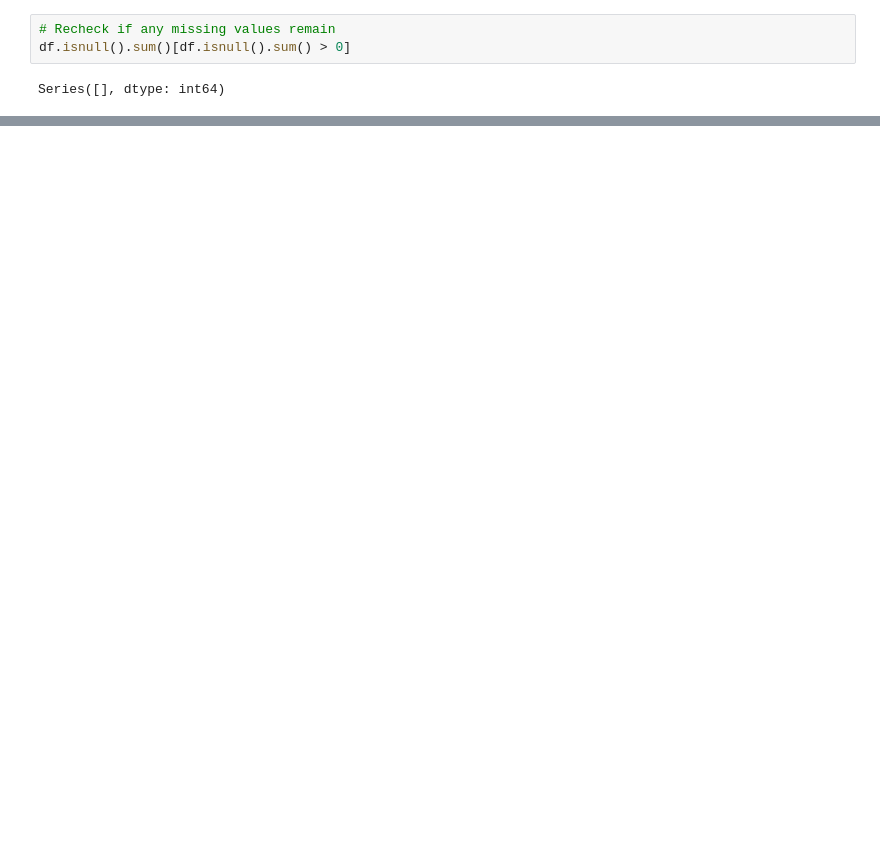
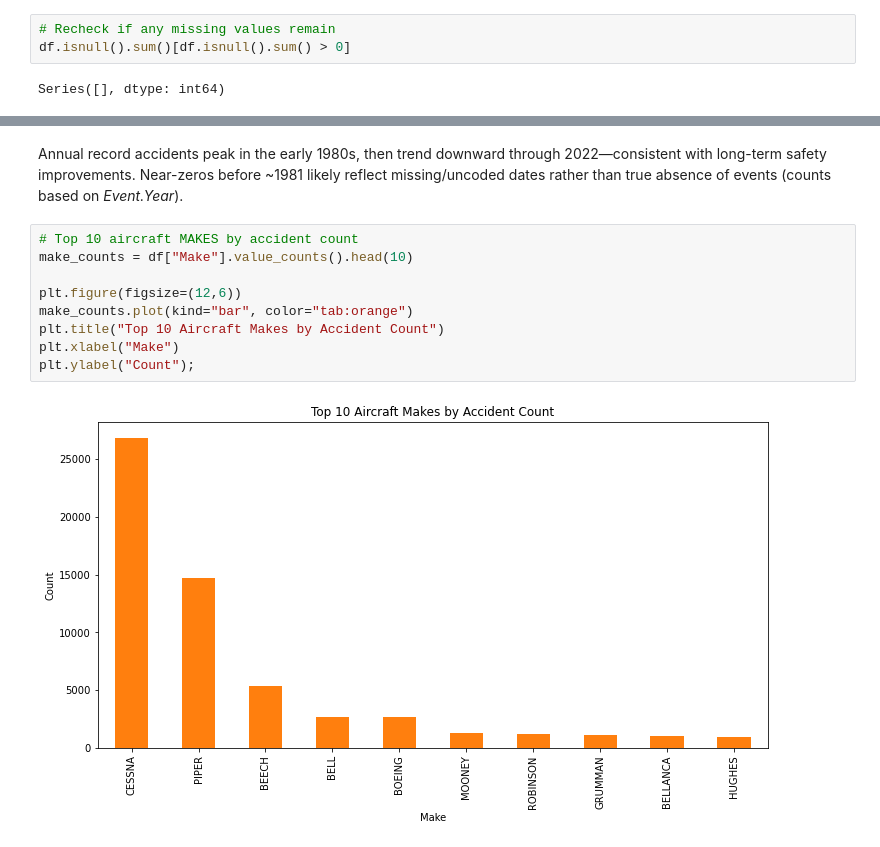
Before and after one commit to mcshoja/Aviation-Data-Phase-1-Project, a Jupyter notebook: aviation.ipynb, the cells around one changed output, grey strips where cells are left out. Drawn from its saved outputs; the diff is of its cells as text; blank space fills up the shorter version.

```diff
--- a/aviation.ipynb
+++ b/aviation.ipynb
@@ -356,0 +421,13 @@ print(df[["Severity.Index", "Flight.Category", "Event.Year"]].head())
+# %% [markdown]
+Annual record accidents peak in the early 1980s, then trend downward through 2022—consistent with long-term safety improvements. Near-zeros before ~1981 likely reflect missing/uncoded dates rather than true absence of events (counts based on *Event.Year*).
+# %%
+# Top 10 aircraft MAKES by accident count
+make_counts = df["Make"].value_counts().head(10)
+
+plt.figure(figsize=(12,6))
+make_counts.plot(kind="bar", color="tab:orange")
+plt.title("Top 10 Aircraft Makes by Accident Count")
+plt.xlabel("Make")
+plt.ylabel("Count");
+# %% [output]
+[figure, added]
```
Also changed, not shown: parts of 31 cells of this notebook, 1 other file.
